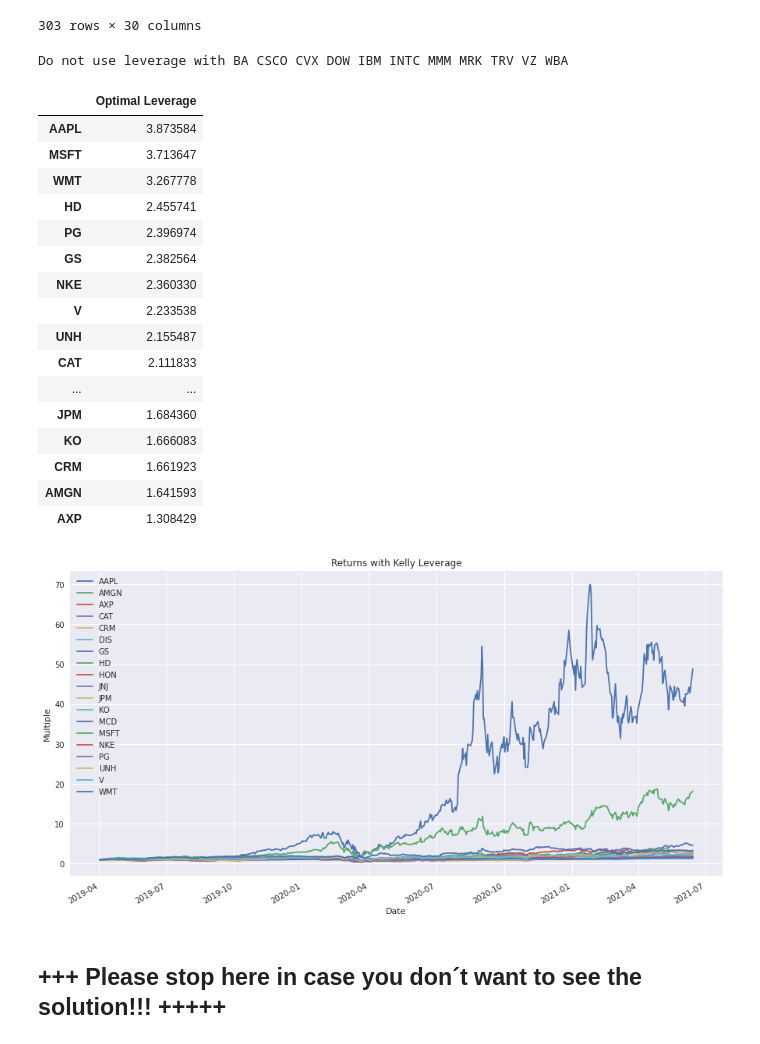
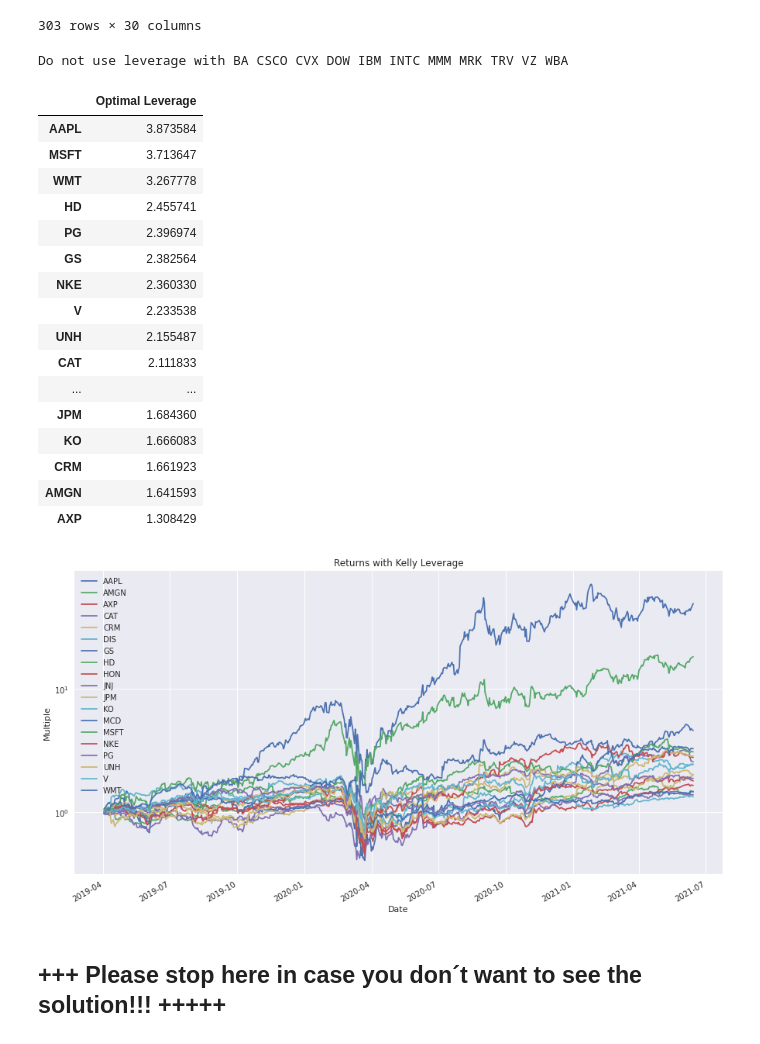
Before and after one commit to pianofreq/hagmann-perf-opt-course, a Jupyter notebook: PerfOptCourse/Section_1/NB_05_Kelly_Criterion.ipynb, the cells around one changed output. Drawn from its saved outputs; the diff is of its cells as text; code cells hidden in the pictures.

Commit message:
Fix logy parameter

```diff
--- a/PerfOptCourse/Section_1/NB_05_Kelly_Criterion.ipynb
+++ b/PerfOptCourse/Section_1/NB_05_Kelly_Criterion.ipynb
@@ -227,35 +320,35 @@ logr.dropna(inplace=True)
 #kelly = mean of simp ret / var of simp returns
 kelly = simp.mean()/simp.var()
 leverage = kelly
 levr = logr.mul(leverage)
 levr.where(levr >= -1, -1, inplace=True)
 levr = logr.mul(leverage)
 levr=levr.cumsum().apply(np.exp)
 levr = levr.sort_values(levr.last_valid_index(), axis=1, ascending=False)
 print("Do not use leverage with", *levr.loc[:,kelly.loc[kelly<1.0].index].columns, sep = ' ')
-levr.loc[:,kelly.loc[kelly>1.0].index].plot(figsize=(15,8), logy=0,title='Returns with Kelly Leverage', ylabel='Multiple')
+levr.loc[:,kelly.loc[kelly>1.0].index].plot(figsize=(15,8), logy=True,title='Returns with Kelly Leverage', ylabel='Multiple')
 opt_lev = kelly.sort_values(ascending=False).to_frame('Optimal Leverage')
 opt_lev.loc[opt_lev.values>1]
 # %% [output]
 Do not use leverage with BA CSCO CVX DOW IBM INTC MMM MRK TRV VZ WBA
 |  | Optimal Leverage |
 | AAPL | 3.873584 |
 | MSFT | 3.713647 |
 | WMT | 3.267778 |
 | HD | 2.455741 |
 | PG | 2.396974 |
 | GS | 2.382564 |
 | NKE | 2.360330 |
 | V | 2.233538 |
 | UNH | 2.155487 |
 | CAT | 2.111833 |
 | ... | ... |
 | JPM | 1.684360 |
 | KO | 1.666083 |
 | CRM | 1.661923 |
 | AMGN | 1.641593 |
 | AXP | 1.308429 |
-[figure, old version]
+[figure, new version]
 # %% [markdown]
 ## +++ Please stop here in case you don´t want to see the solution!!! +++++
 # %%
```
Also changed, not shown: parts of 8 cells of this notebook.
